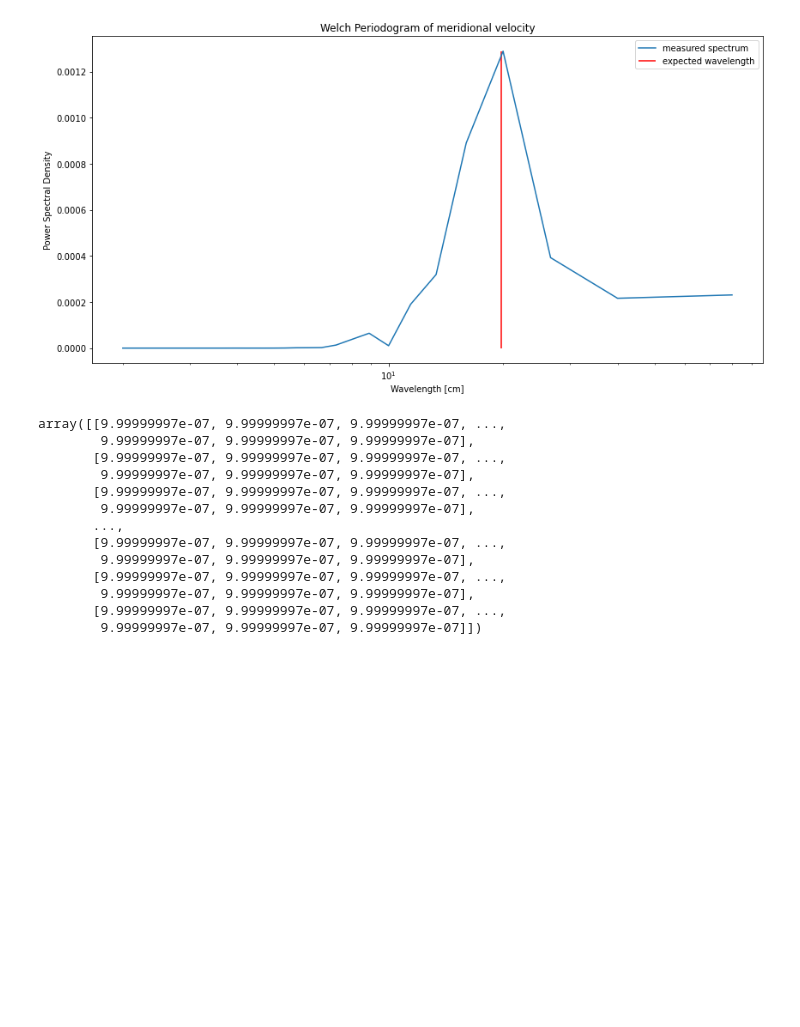
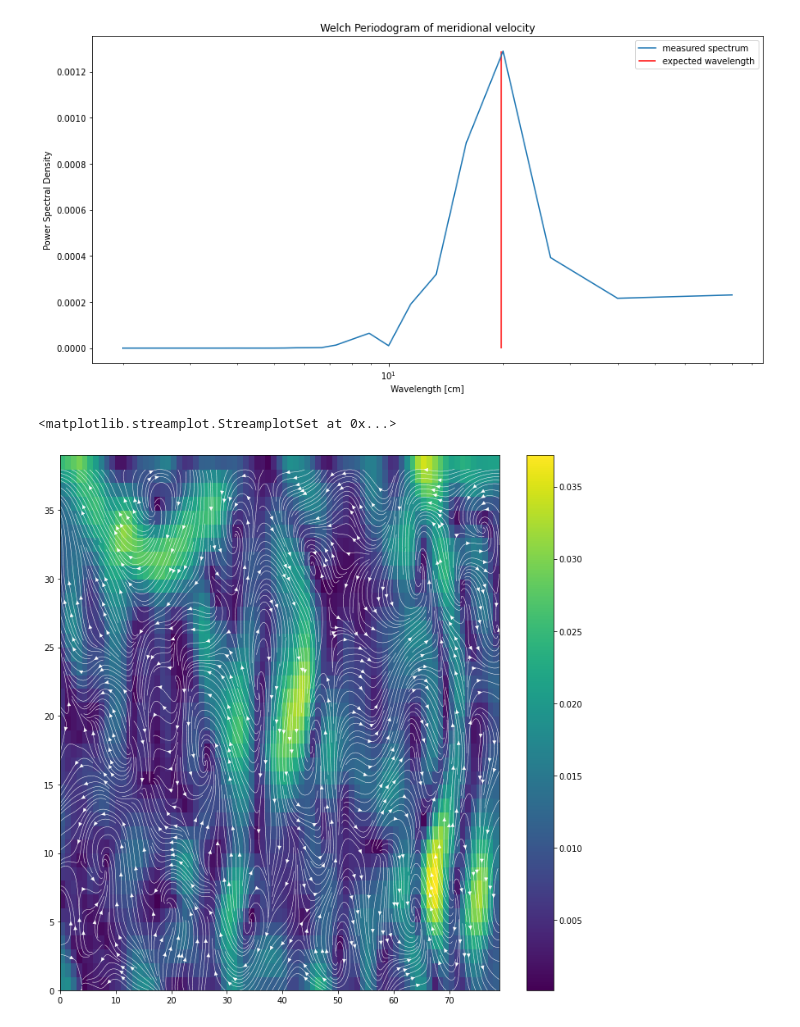
Before and after one commit to BlueScr33n/Rossby-Waves, a Jupyter notebook: Analysis.ipynb, the cells around one changed output. Cells and saved outputs as stored; diff of their text form; code cells hidden in the pictures; blank space fills up the shorter version.

```diff
--- a/Analysis.ipynb
+++ b/Analysis.ipynb
@@ -111,20 +110,9 @@ plt.savefig(fname+'_spec.png')
 [figure]
 # %%
 plt.figure(figsize=(12,12))
-plt.streamplot(x,y,u[-1,-1,:,:],v[-1,-1,:,:],density=10,linewidth=0.5,color=v[-1,-1,:,:])
+plt.pcolor(x,y,np.sqrt(v[-1,-1,:,:]**2+u[-1,-1,:,:]**2))
+plt.colorbar()
+plt.streamplot(x,y,u[-1,-1,:,:],v[-1,-1,:,:],density=5,linewidth=0.5,color='white')
+# %% [output]
+<matplotlib.streamplot.StreamplotSet at 0x...>
+[figure, added]
-# %%
-u[0,:]/10**5
-# %% [output]
-array([[9.99999997e-07, 9.99999997e-07, 9.99999997e-07, ...,
-        9.99999997e-07, 9.99999997e-07, 9.99999997e-07],
-       [9.99999997e-07, 9.99999997e-07, 9.99999997e-07, ...,
-        9.99999997e-07, 9.99999997e-07, 9.99999997e-07],
-       [9.99999997e-07, 9.99999997e-07, 9.99999997e-07, ...,
-        9.99999997e-07, 9.99999997e-07, 9.99999997e-07],
-       ...,
-       [9.99999997e-07, 9.99999997e-07, 9.99999997e-07, ...,
-        9.99999997e-07, 9.99999997e-07, 9.99999997e-07],
-       [9.99999997e-07, 9.99999997e-07, 9.99999997e-07, ...,
-        9.99999997e-07, 9.99999997e-07, 9.99999997e-07],
-       [9.99999997e-07, 9.99999997e-07, 9.99999997e-07, ...,
-        9.99999997e-07, 9.99999997e-07, 9.99999997e-07]])
```
Also changed, not shown: parts of 3 cells of this notebook.
